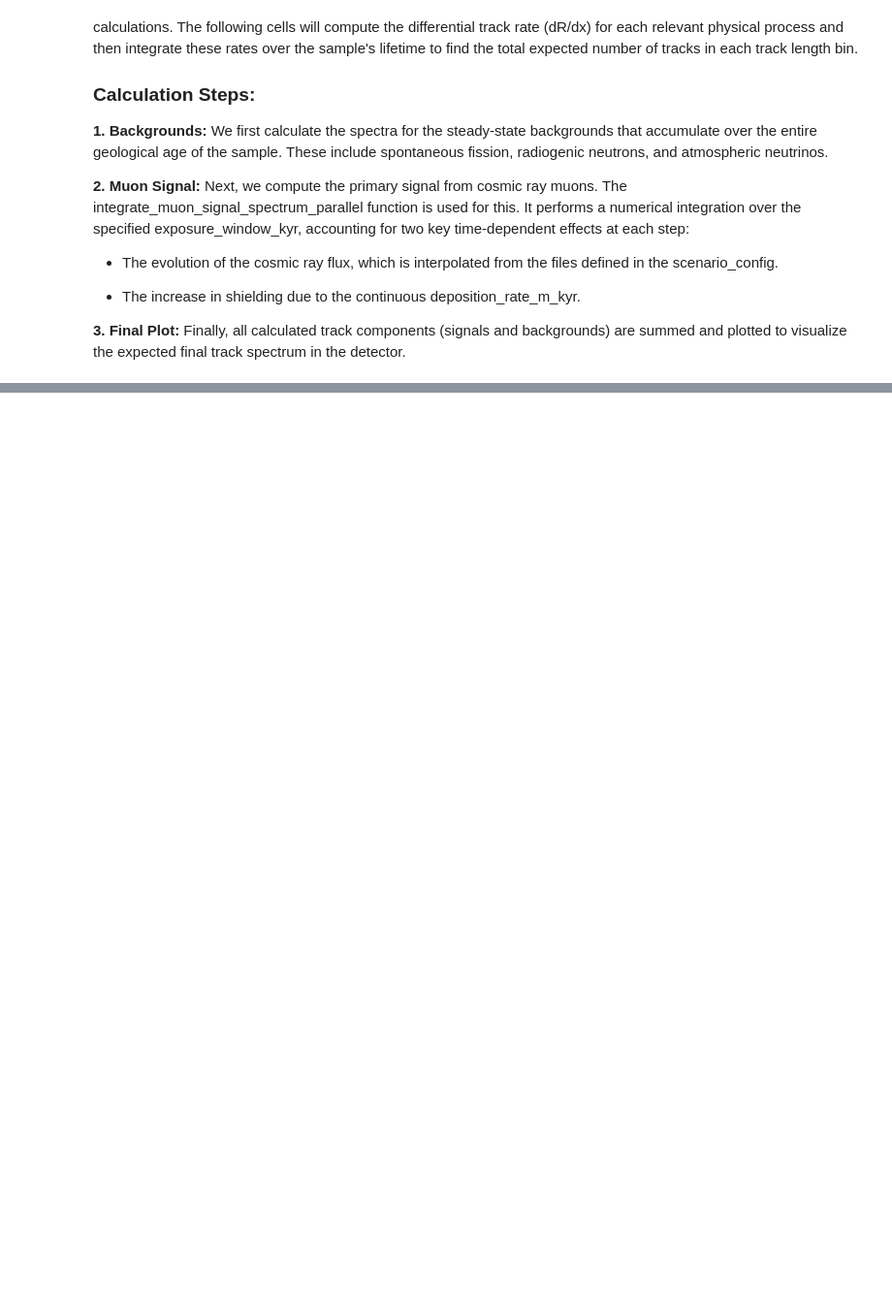
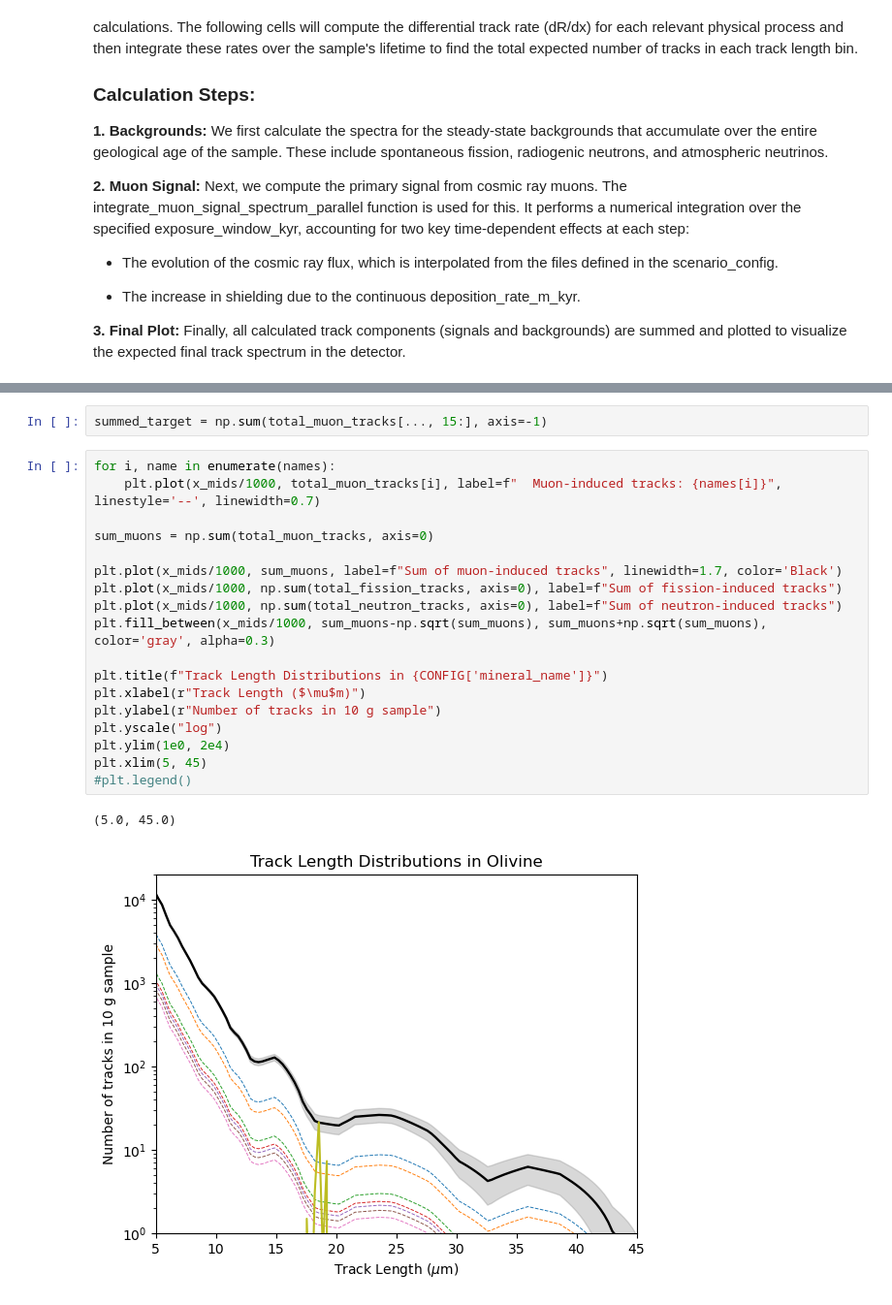
Before and after one commit to cgalelli/PrimusCode, a Jupyter notebook: Primus_analysis.ipynb, the cells around one changed output, grey strips where cells are left out. Shown at 97% size. Saved outputs shown, nothing was run; the diff lists cells and outputs as text; blank space fills up the shorter version.

```diff
--- a/Primus_analysis.ipynb
+++ b/Primus_analysis.ipynb
@@ -252,0 +218,23 @@ plt.show()
+# %%
+summed_target = np.sum(total_muon_tracks[..., 15:], axis=-1)
+# %%
+for i, name in enumerate(names):
+    plt.plot(x_mids/1000, total_muon_tracks[i], label=f"  Muon-induced tracks: {names[i]}", linestyle='--', linewidth=0.7)
+
+sum_muons = np.sum(total_muon_tracks, axis=0)
+
+plt.plot(x_mids/1000, sum_muons, label=f"Sum of muon-induced tracks", linewidth=1.7, color='Black')
+plt.plot(x_mids/1000, np.sum(total_fission_tracks, axis=0), label=f"Sum of fission-induced tracks")
+plt.plot(x_mids/1000, np.sum(total_neutron_tracks, axis=0), label=f"Sum of neutron-induced tracks")
+plt.fill_between(x_mids/1000, sum_muons-np.sqrt(sum_muons), sum_muons+np.sqrt(sum_muons), color='gray', alpha=0.3)
+
+plt.title(f"Track Length Distributions in {CONFIG['mineral_name']}")
+plt.xlabel(r"Track Length ($\mu$m)")
+plt.ylabel(r"Number of tracks in 10 g sample")
+plt.yscale("log")
+plt.ylim(1e0, 2e4)
+plt.xlim(5, 45)
+#plt.legend()
+# %% [output]
+(5.0, 45.0)
+[figure, added]
```
Also changed, not shown: parts of 21 cells of this notebook.
